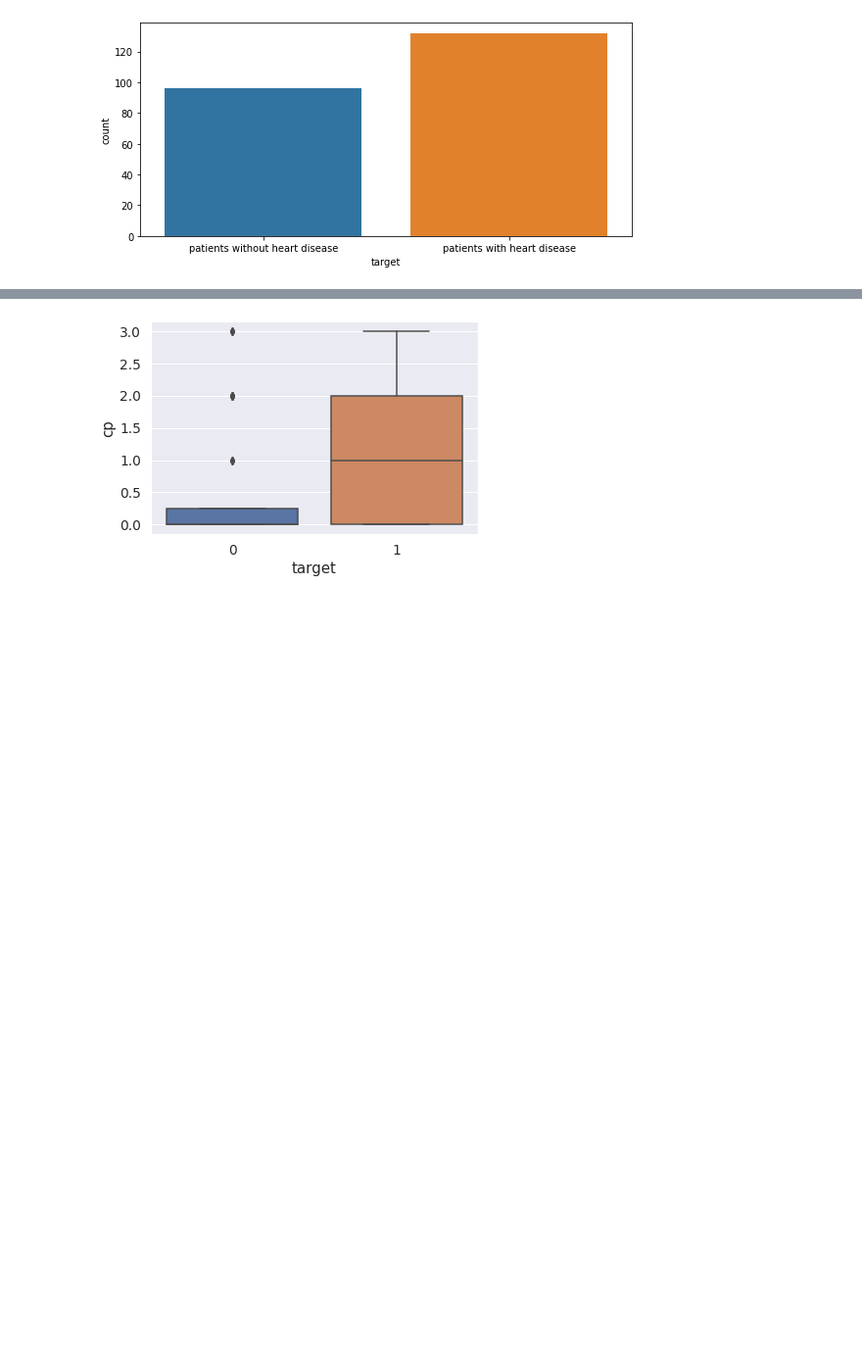
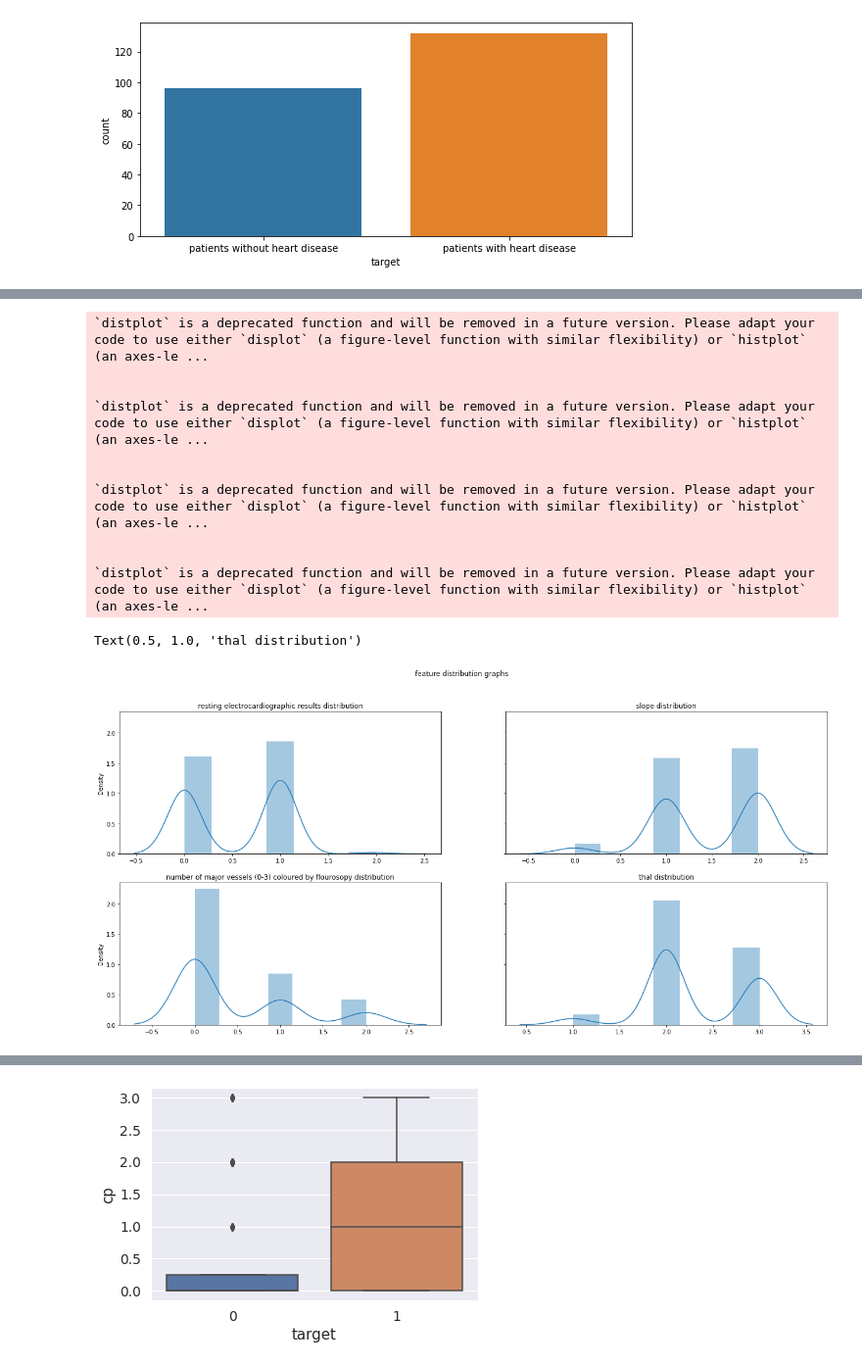
Before and after one commit to jik003/Machine-Learning_Project, a Jupyter notebook: Heart_Disease_data_eda.ipynb, the cells around one changed output, grey strips where cells are left out. Shown at 98% size. Drawn from its saved outputs; the diff is of its cells as text; code cells hidden in the pictures; blank space fills up the shorter version.

```diff
--- a/Heart_Disease_data_eda.ipynb
+++ b/Heart_Disease_data_eda.ipynb
@@ -389,0 +419,33 @@ Text(0.5, 1.0, 'chol distribution')
+# %%
+#Geeksforgeeks - 2 x 3 axes grid plot using subplots
+figure, axes = plt.subplots(2,2 , figsize = (22,10), sharey=True)
+figure.suptitle('feature distribution graphs')
+
+#restecg distribution
+sns.distplot(ax=axes[0,0], x = df_cleaned['restecg'])
+axes[0,0].set_title('resting electrocardiographic results distribution')
+
+#slope distribution
+sns.distplot(ax=axes[0,1], x = df_cleaned['slope'])
+axes[0,1].set_title('slope distribution')
+
+#ca distribution
+sns.distplot(ax=axes[1,0], x = df_cleaned['ca'])
+axes[1,0].set_title('number of major vessels (0-3) coloured by flourosopy distribution')
+
+#thal distribution
+sns.distplot(ax=axes[1,1], x = df_cleaned['thal'])
+axes[1,1].set_title('thal distribution')
+# %% [output]
+`distplot` is a deprecated function and will be removed in a future version. Please adapt your code to use either `displot` (a figure-level function with similar flexibility) or `histplot` (an axes-le ...
+
+
+`distplot` is a deprecated function and will be removed in a future version. Please adapt your code to use either `displot` (a figure-level function with similar flexibility) or `histplot` (an axes-le ...
+
+
+`distplot` is a deprecated function and will be removed in a future version. Please adapt your code to use either `displot` (a figure-level function with similar flexibility) or `histplot` (an axes-le ...
+
+
+`distplot` is a deprecated function and will be removed in a future version. Please adapt your code to use either `displot` (a figure-level function with similar flexibility) or `histplot` (an axes-le ...
+Text(0.5, 1.0, 'thal distribution')
+[figure, added]
```
Also changed, not shown: parts of 14 cells of this notebook.
